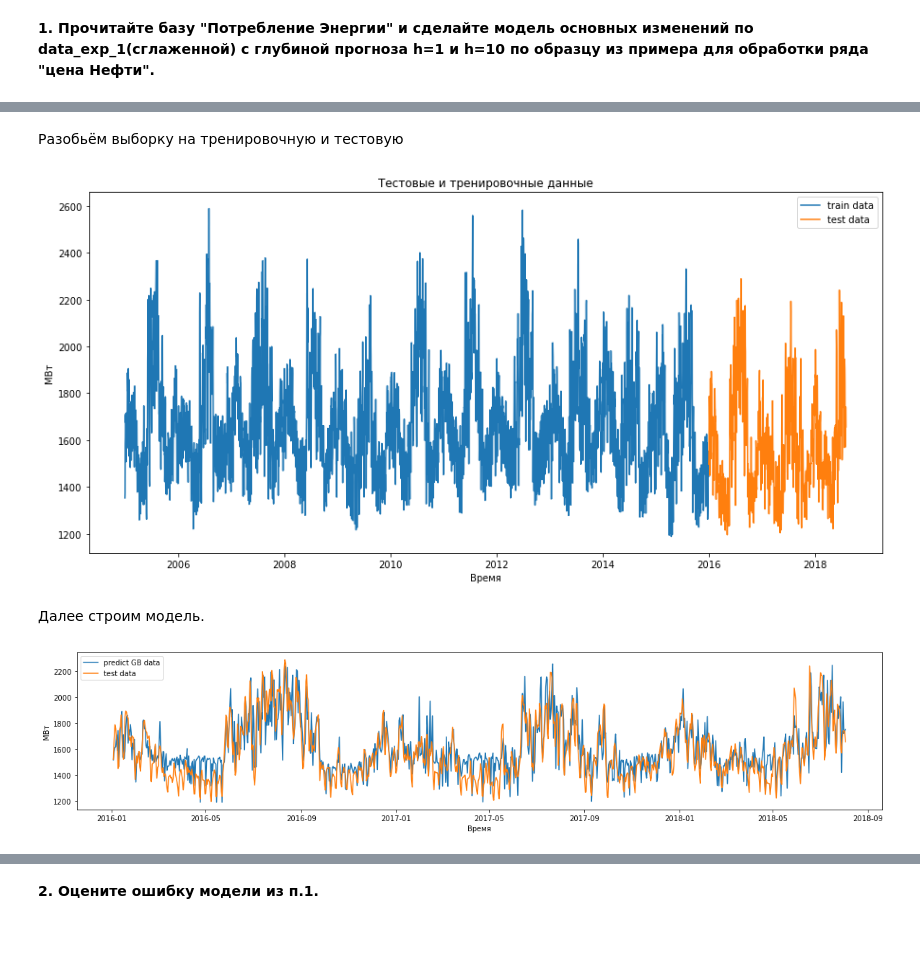
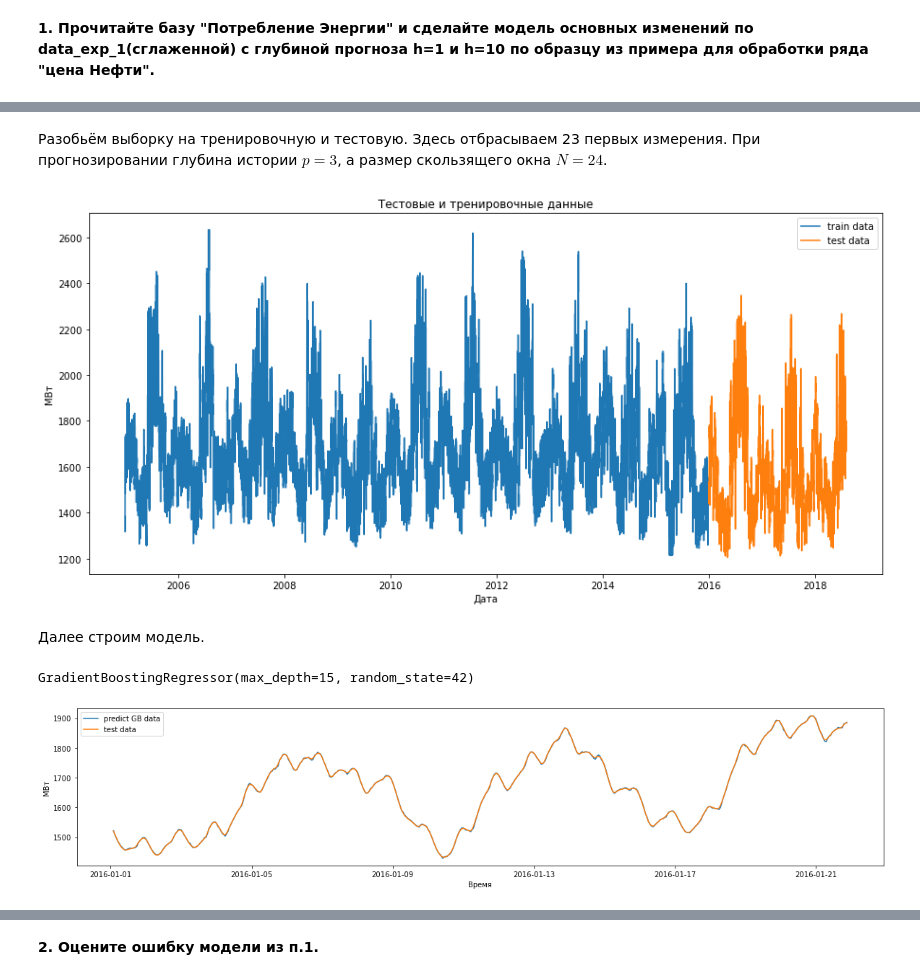
Before and after one commit to dimireme/gb_ml_at_bisines, a Jupyter notebook: lesson_2.ipynb, the cells around one changed output, grey strips where cells are left out. Saved outputs shown, nothing was run; the diff lists cells and outputs as text; code cells hidden in the pictures; blank space fills up the shorter version.

```diff
--- a/lesson_2.ipynb
+++ b/lesson_2.ipynb
@@ -55,0 +141,10 @@ data = data.resample('D').mean()
+# %%
+# добавим признаки дня недели и месяца.
+
+data['year'] = data.index.year
+data['month'] = data.index.month
+data['quarter'] = data.index.quarter
+data['dayofweek'] = data.index.dayofweek
+data['dayofmonth'] = data.index.day
+data['dayofyear'] = data.index.dayofyear
+data['weekofyear'] = data.index.weekofyear
@@ -56,3 +162,9 @@ data = data.resample('D').mean()
+# %%
+# добавим скользящее среднее за 24 часа.
+
+window_size = 24
+
+data[f'window_{window_size}'] = data['smoothed'].rolling(window=window_size).mean()
 # %%
 data.head()
 # %% [output]
@@ -109,20 +177,0 @@ plt.show()
-# %%
-# добавили историю на глубину 3 измерения от текущего (р=3)
-data['t'] = 0.0
-data.iloc[1:,1] = data.iloc[:-1,0].values
-data['t1']=0.0
-data.iloc[2:,2] = data.iloc[:-2,0].values
-data['t2']=0.0
-data.iloc[3:,3] = data.iloc[:-3,0].values
-data.fillna(0)
-
-# добавили сглаживание (3 вида - просто для коллекции)
-data['exp_0_01'] = exponential_smoothing(data['DUQ_MW'], 0.01)
-data['exp_0_03'] = exponential_smoothing(data['DUQ_MW'], 0.03)
-data['exp_0_08'] = exponential_smoothing(data['DUQ_MW'], 0.08)
-
-# добавим разности - 1-й порядок
-data['diff1'] = 0.0
-data['diff1'].iloc[1:] = data.iloc[:-1,0].values - data.iloc[1:,0].values
-
-data.head()
@@ -144,22 +185,22 @@ def split_data(data, split_date):
 def mean_absolute_percentage_error(y_true, y_pred):
     y_true, y_pred = np.array(y_true), np.array(y_pred)
     return np.mean(np.abs((y_true - y_pred) / y_true)) * 100
-# %% [markdown]
-Разобьём выборку на тренировочную и тестовую
+# %% [markdown]
+Разобьём выборку на тренировочную и тестовую. Здесь отбрасываем 23 первых измерения. При прогнозировании глубина истории $p = 3$, а размер скользящего окна $N = 24$.
 # %%
-train, test = split_data(data, '01-01-2016')
+train, test = split_data(data[window_size-1:], '01-01-2016')
 # %%
 plt.figure( figsize=(15, 7))
-plt.plot(train.index, train['DUQ_MW'], label='train data' )
-plt.plot(test.index, test['DUQ_MW'], label='test data')
+plt.plot(train.index, train['smoothed'], label='train data' )
+plt.plot(test.index, test['smoothed'], label='test data')
 
-plt.xlabel('Время')
+plt.xlabel('Дата')
 plt.ylabel('МВт')
 plt.title('Тестовые и тренировочные данные')
 plt.legend()
 plt.show()
 # %% [output]
-[figure, old version]
+[figure, new version]
 # %% [markdown]
 Далее строим модель.
 # %%
@@ -175,6 +216,5 @@ y_test = test['DUQ_MW'].values[h:]
 # %%
 # обучение модели
 model.fit(X_train, y_train)
-
-# предсказание
-y_test_pred = model.predict(X_test)
+# %% [output]
+GradientBoostingRegressor(max_depth=15, random_state=42)
@@ -181,15 +224,16 @@ y_test_pred = model.predict(X_test)
 # %%
+sample_size = 500
 plt.figure(figsize=(20, 4))
 plt.xlabel('Время')
 plt.ylabel('МВт')
 
-plt.plot(test.index[h:], y_test_pred, label='predict GB data')
-plt.plot(test.index[h:], y_test, label='test data')
+plt.plot(test.index[h:sample_size+h], y_test_pred[:sample_size], label='predict GB data')
+plt.plot(test.index[h:sample_size+h], y_test[:sample_size], label='test data')
 
 plt.legend()
 plt.show()
 # %% [output]
-[figure, old version]
+[figure, new version]
 # %%
 error = mean_absolute_percentage_error(y_true=y_test, y_pred=y_test_pred)
 
```
Also changed, not shown: parts of 39 cells of this notebook, 1 other file.
